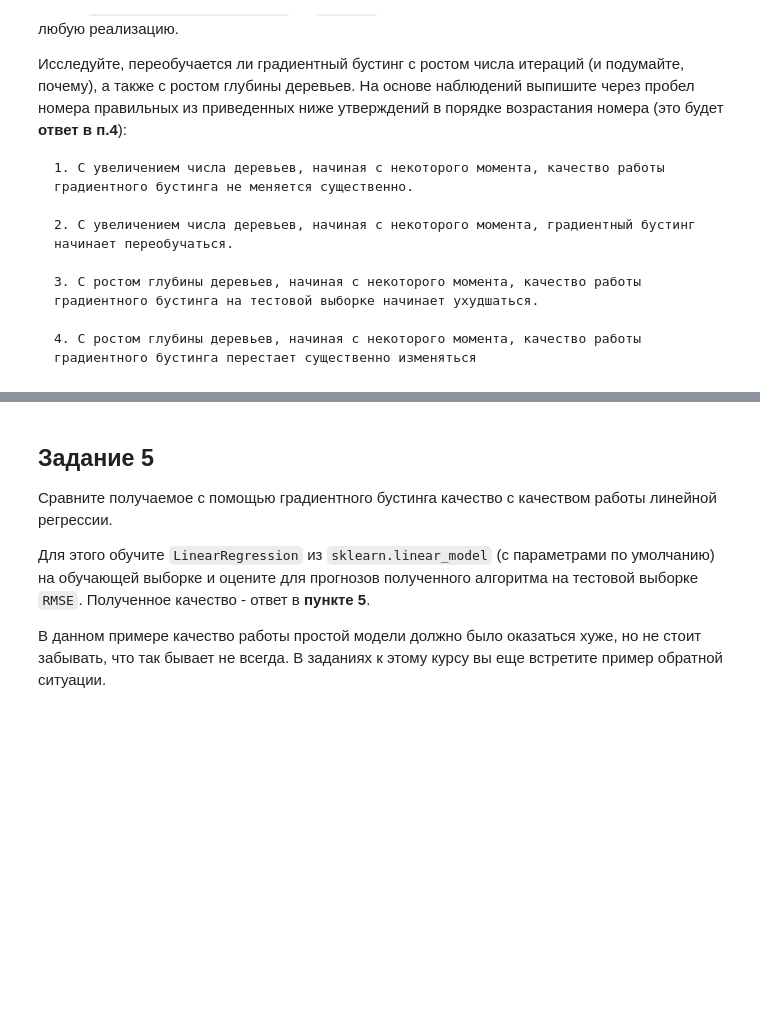
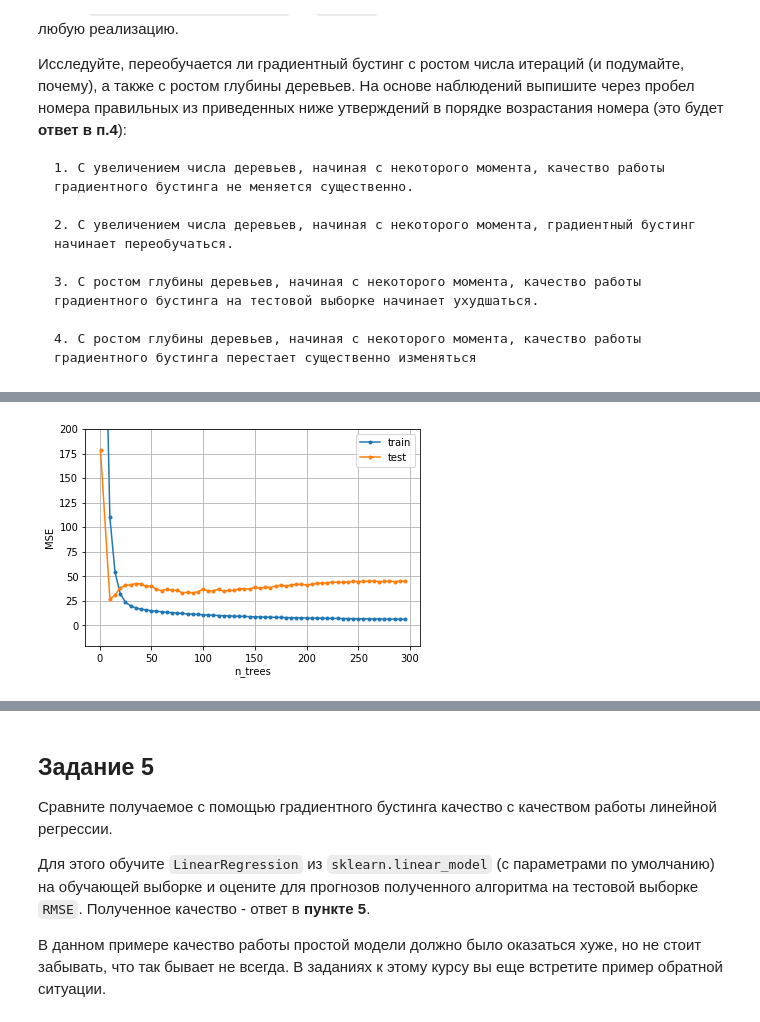
Before and after one commit to kcostya/mipt, a Jupyter notebook: supervised-learning/week-4-trees/hw_w4/grad_boosting.ipynb, the cells around one changed output, grey strips where cells are left out. Saved outputs shown, nothing was run; the diff lists cells and outputs as text; code cells hidden in the pictures; blank space fills up the shorter version.

```diff
--- a/supervised-learning/week-4-trees/hw_w4/grad_boosting.ipynb
+++ b/supervised-learning/week-4-trees/hw_w4/grad_boosting.ipynb
@@ -93,3 +100,16 @@ with open("ans2.txt", "w") as fout:
 Попробуйте уменьшать вес перед каждым алгоритмом с каждой следующей итерацией по формуле `0.9 / (1.0 + i)`, где `i` - номер итерации (от 0 до 49). Используйте качество работы алгоритма как **ответ в пункте 3**.
 
 В реальности часто применяется следующая стратегия выбора шага: как только выбран алгоритм, подберем коэффициент перед ним численным методом оптимизации таким образом, чтобы отклонение от правильных ответов было минимальным. Мы не будем предлагать вам реализовать это для выполнения задания, но рекомендуем попробовать разобраться с такой стратегией и реализовать ее при случае для себя.
+# %%
+%%time
+
+base_algorithms_list = []
+coefficients_list = [0.9]
+s = y_train
+
+for i in range(50):
+    b = DecisionTreeRegressor(max_depth=5, random_state=42)
+    b.fit(X_train, s)
+    base_algorithms_list.append(b)
+    coefficients_list.append(0.9/(1.0 + (i+1)))
+    s = y_train - gbm_predict(X_train)
@@ -107,3 +138,19 @@ with open("ans2.txt", "w") as fout:
     3. С ростом глубины деревьев, начиная с некоторого момента, качество работы градиентного бустинга на тестовой выборке начинает ухудшаться.
 
     4. С ростом глубины деревьев, начиная с некоторого момента, качество работы градиентного бустинга перестает существенно изменяться
+# %%
+%%time
+
+n_trees = [1] + list(range(10, 300, 5))
+
+train_scores = []
+test_scores = []
+
+for n_tree in n_trees:
+    estimator = xgb.XGBRegressor(learning_rate=0.1,
+                                 max_depth=1,
+                                 n_estimators=n_tree,
+                                 min_child_weight=3, random_state=42)
+    estimator.fit(X_train, y_train)
+    train_scores.append(mean_squared_error(y_train, estimator.predict(X_train)))
+    test_scores.append(mean_squared_error(y_test, estimator.predict(X_test)))
@@ -109,0 +160,11 @@ with open("ans2.txt", "w") as fout:
+# %%
+pylab.plot(n_trees, train_scores, marker='.', label='train')
+pylab.plot(n_trees, test_scores, marker='.', label='test')
+pylab.grid(True)
+pylab.axis(ymax=200)
+pylab.xlabel('n_trees')
+pylab.ylabel('MSE')
+pylab.legend()
+pylab.show();
+# %% [output]
+[figure, added]
```
Also changed, not shown: parts of 13 cells of this notebook, 3 other files.
